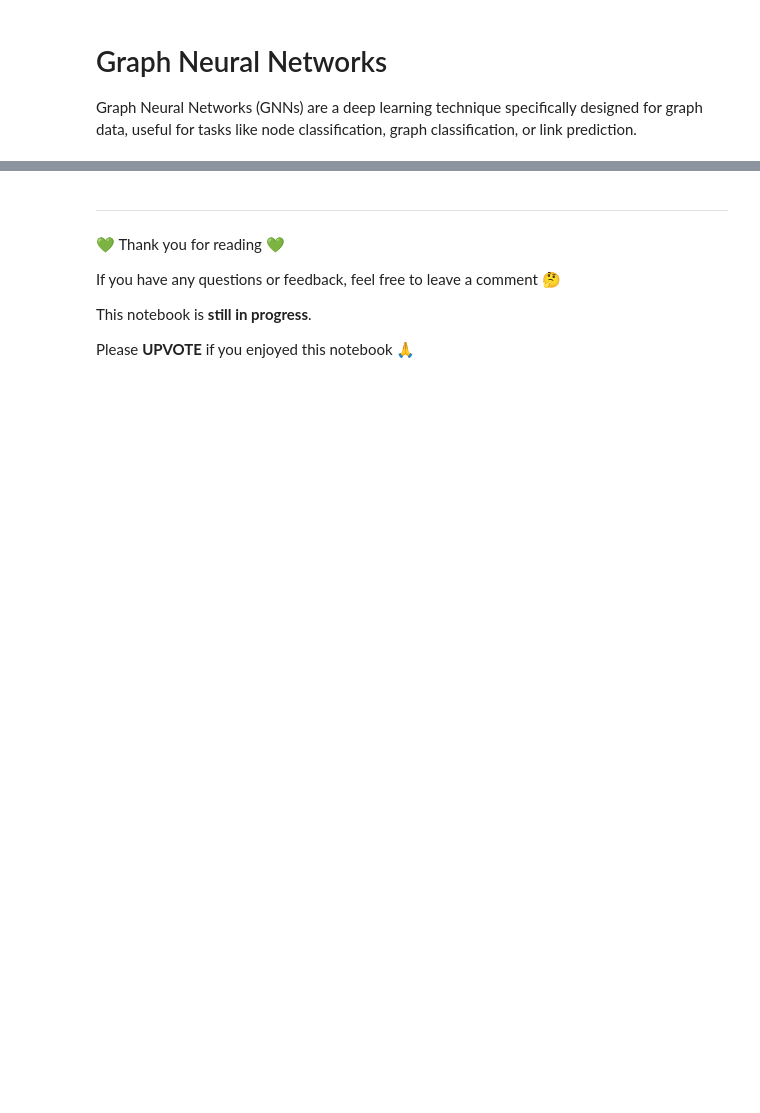
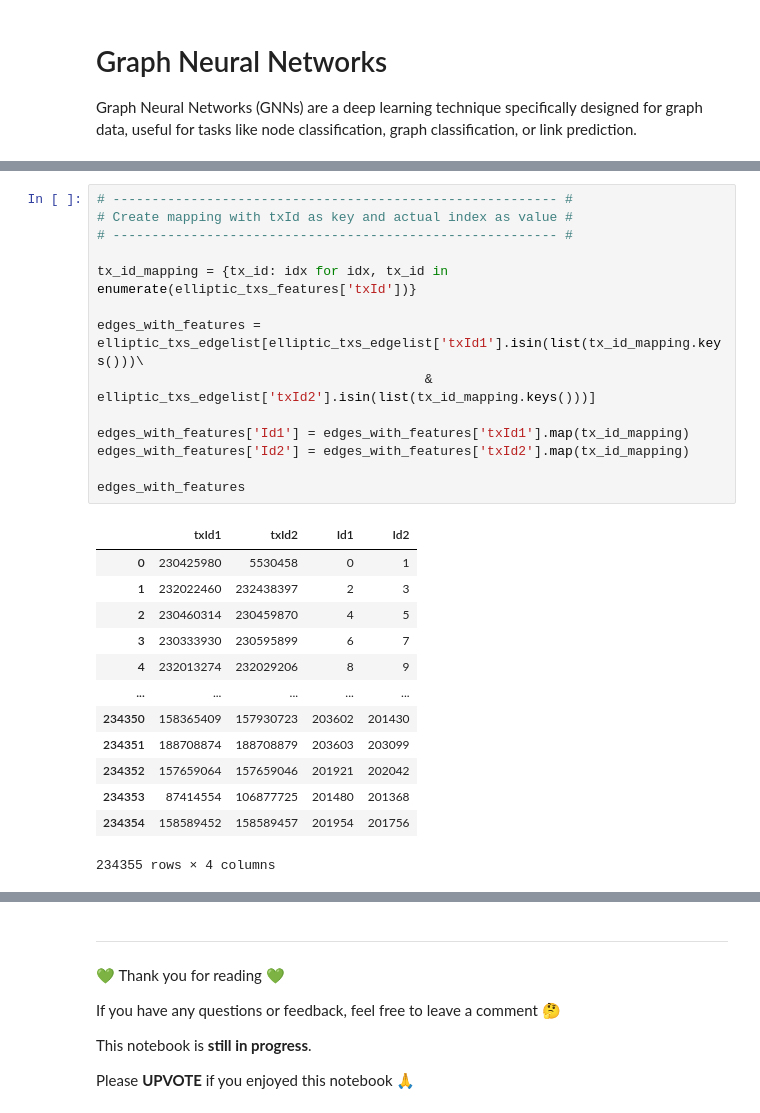
Before and after one commit to PeeteKeesel/kaggle-verse, a Jupyter notebook: bitcoin-transactions-graph-neural-networks.ipynb, the cells around one changed output, grey strips where cells are left out. Saved outputs shown, nothing was run; the diff lists cells and outputs as text; blank space fills up the shorter version.

```diff
--- a/bitcoin-transactions-graph-neural-networks.ipynb
+++ b/bitcoin-transactions-graph-neural-networks.ipynb
@@ -676,0 +665,28 @@ data.test_mask = torch.rand(len(data.y)) >= 0.9
+# %%
+# --------------------------------------------------------- #
+# Create mapping with txId as key and actual index as value #
+# --------------------------------------------------------- #
+
+tx_id_mapping = {tx_id: idx for idx, tx_id in enumerate(elliptic_txs_features['txId'])}
+
+edges_with_features = elliptic_txs_edgelist[elliptic_txs_edgelist['txId1'].isin(list(tx_id_mapping.keys()))\
+                                          & elliptic_txs_edgelist['txId2'].isin(list(tx_id_mapping.keys()))]
+
+edges_with_features['Id1'] = edges_with_features['txId1'].map(tx_id_mapping)
+edges_with_features['Id2'] = edges_with_features['txId2'].map(tx_id_mapping)
+
+edges_with_features
+# %% [output]
+|  | txId1 | txId2 | Id1 | Id2 |
+| 0 | 230425980 | 5530458 | 0 | 1 |
+| 1 | 232022460 | 232438397 | 2 | 3 |
+| 2 | 230460314 | 230459870 | 4 | 5 |
+| 3 | 230333930 | 230595899 | 6 | 7 |
+| 4 | 232013274 | 232029206 | 8 | 9 |
+| ... | ... | ... | ... | ... |
+| 234350 | 158365409 | 157930723 | 203602 | 201430 |
+| 234351 | 188708874 | 188708879 | 203603 | 203099 |
+| 234352 | 157659064 | 157659046 | 201921 | 202042 |
+| 234353 | 87414554 | 106877725 | 201480 | 201368 |
+| 234354 | 158589452 | 158589457 | 201954 | 201756 |
+234355 rows × 4 columns
```
Also changed, not shown: parts of 39 cells of this notebook.
